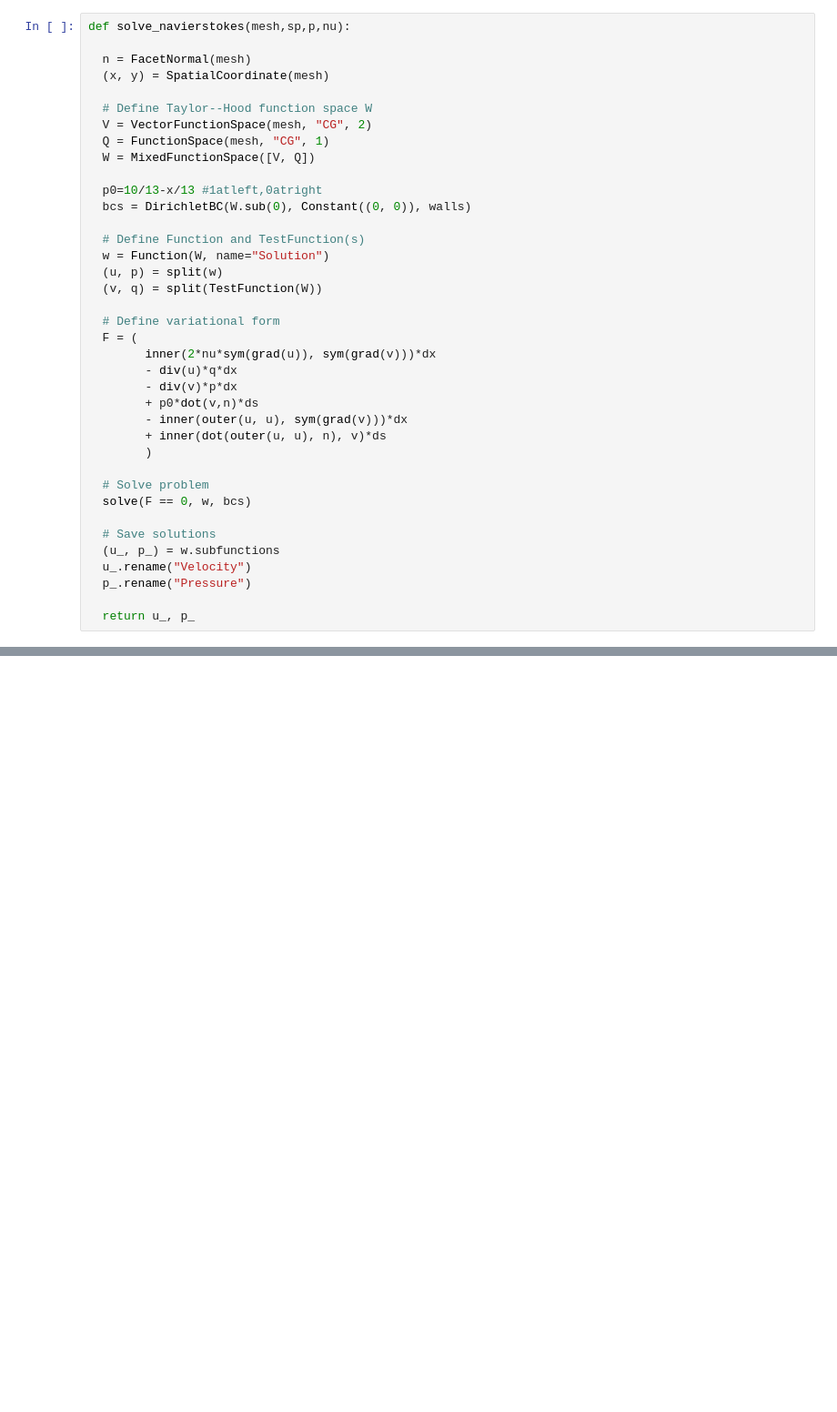
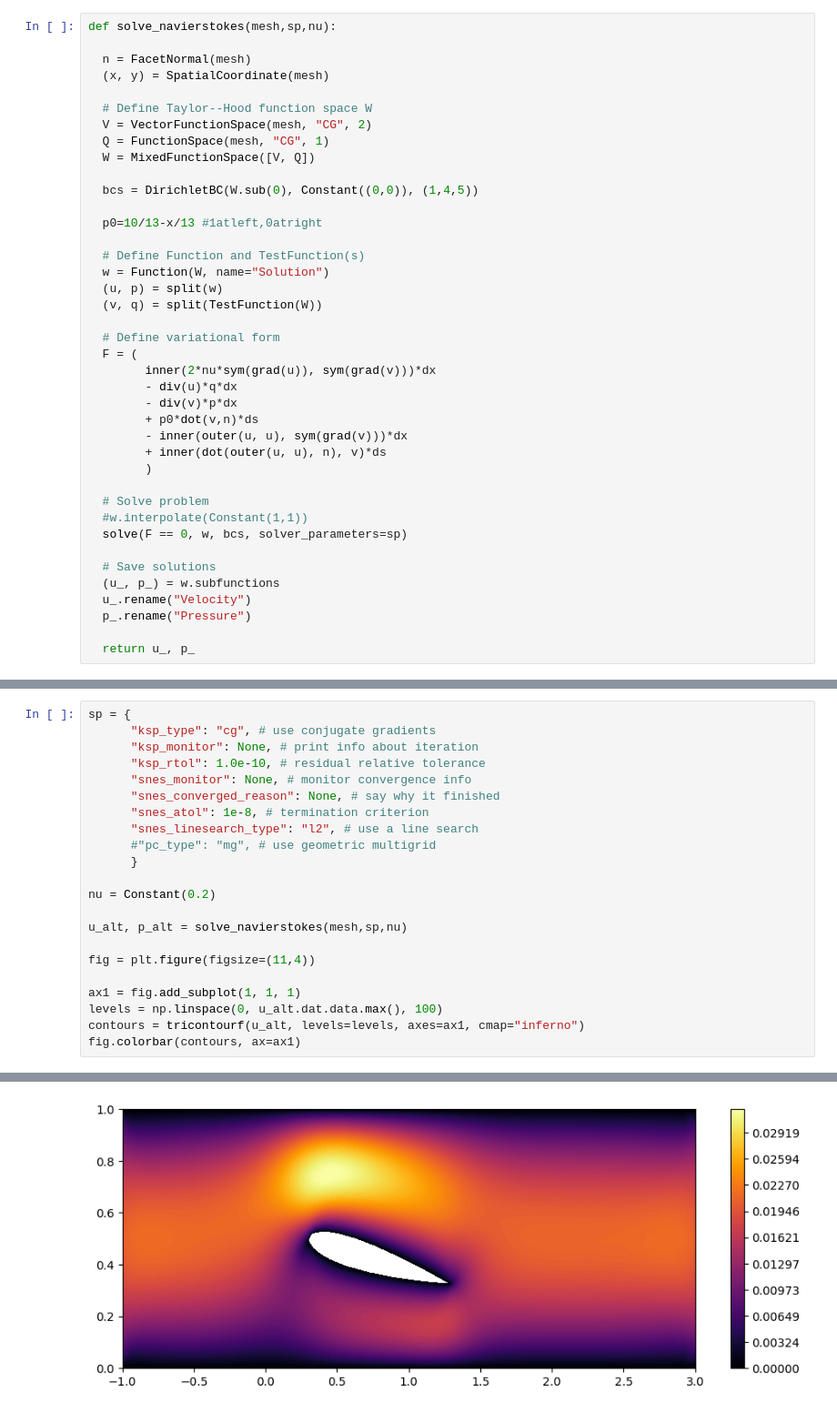
Before and after one commit to Ha00y/MMSC-Dissertation, a Jupyter notebook: Lagrangian Preconditioned Navier-Stokes.ipynb, the cells around one changed output, grey strips where cells are left out. Shown: that part at 91% size. Saved outputs shown, nothing was run; the diff lists cells and outputs as text; blank space fills up the shorter version.

```diff
--- a/Lagrangian Preconditioned Navier-Stokes.ipynb
+++ b/Lagrangian Preconditioned Navier-Stokes.ipynb
@@ -12,5 +49,5 @@ ModuleNotFoundError: No module named 'netgen'
 # %%
-def solve_navierstokes(mesh,sp,p,nu):
+def solve_navierstokes(mesh,sp,nu):
 
   n = FacetNormal(mesh)
   (x, y) = SpatialCoordinate(mesh)
@@ -20,8 +57,9 @@ def solve_navierstokes(mesh,sp,p,nu):
   Q = FunctionSpace(mesh, "CG", 1)
   W = MixedFunctionSpace([V, Q])
 
+  bcs = DirichletBC(W.sub(0), Constant((0,0)), (1,4,5))
+
   p0=10/13-x/13 #1atleft,0atright
-  bcs = DirichletBC(W.sub(0), Constant((0, 0)), walls)
 
   # Define Function and TestFunction(s)
   w = Function(W, name="Solution")
@@ -39,7 +77,8 @@ def solve_navierstokes(mesh,sp,p,nu):
         )
 
   # Solve problem
-  solve(F == 0, w, bcs)
+  #w.interpolate(Constant(1,1))
+  solve(F == 0, w, bcs, solver_parameters=sp)
 
   # Save solutions
   (u_, p_) = w.subfunctions
@@ -90,0 +89,23 @@ fig.colorbar(contours, ax=ax1)
+# %%
+sp = {
+      "ksp_type": "cg", # use conjugate gradients
+      "ksp_monitor": None, # print info about iteration
+      "ksp_rtol": 1.0e-10, # residual relative tolerance
+      "snes_monitor": None, # monitor convergence info
+      "snes_converged_reason": None, # say why it finished
+      "snes_atol": 1e-8, # termination criterion
+      "snes_linesearch_type": "l2", # use a line search
+      #"pc_type": "mg", # use geometric multigrid
+      }
+
+nu = Constant(0.2)
+
+u_alt, p_alt = solve_navierstokes(mesh,sp,nu)
+
+fig = plt.figure(figsize=(11,4))
+
+ax1 = fig.add_subplot(1, 1, 1)
+levels = np.linspace(0, u_alt.dat.data.max(), 100)
+contours = tricontourf(u_alt, levels=levels, axes=ax1, cmap="inferno")
+fig.colorbar(contours, ax=ax1)
+# %% [output]
@@ -90,0 +123 @@ fig.colorbar(contours, ax=ax1)
+[figure, added]
```
Also changed, not shown: parts of 8 cells of this notebook, 1 other file.
